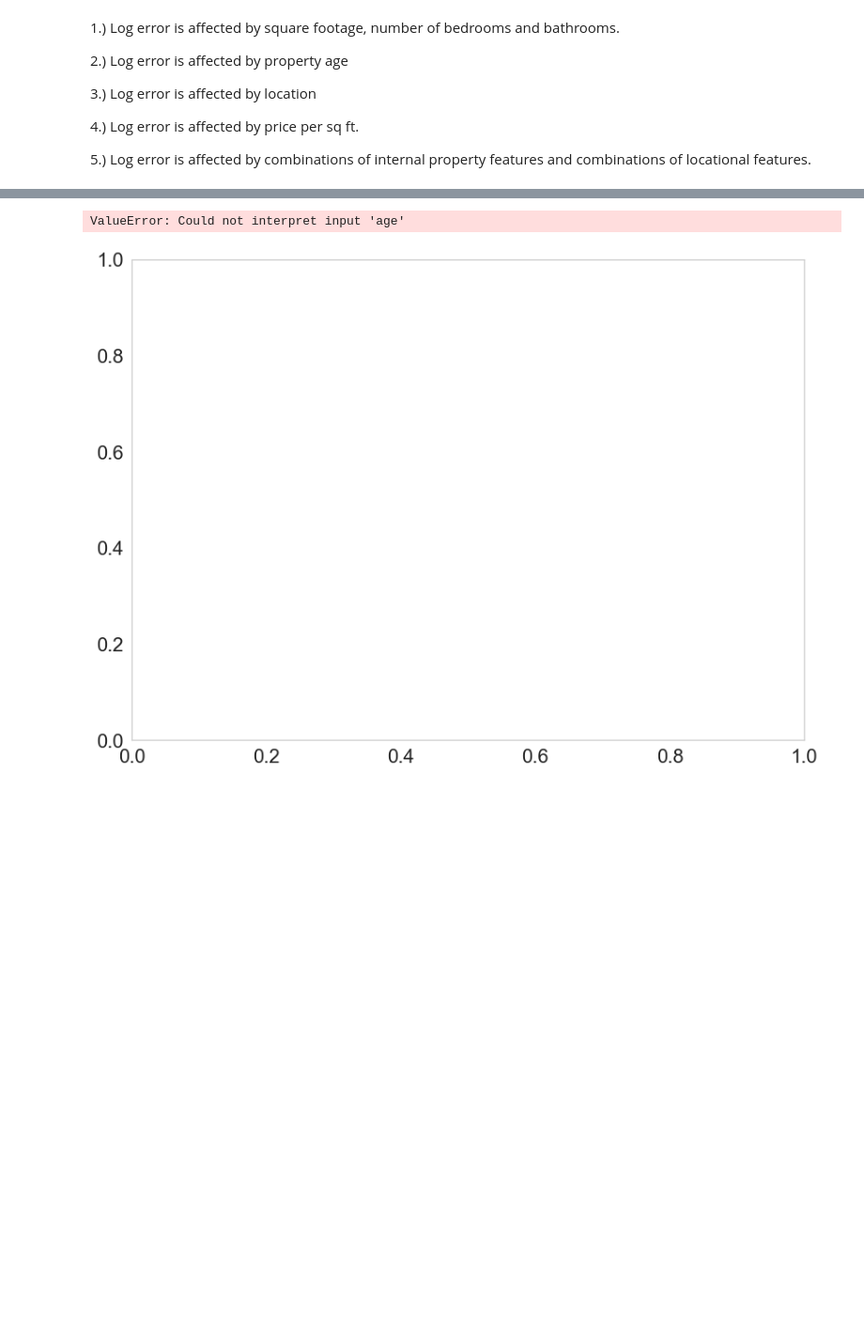
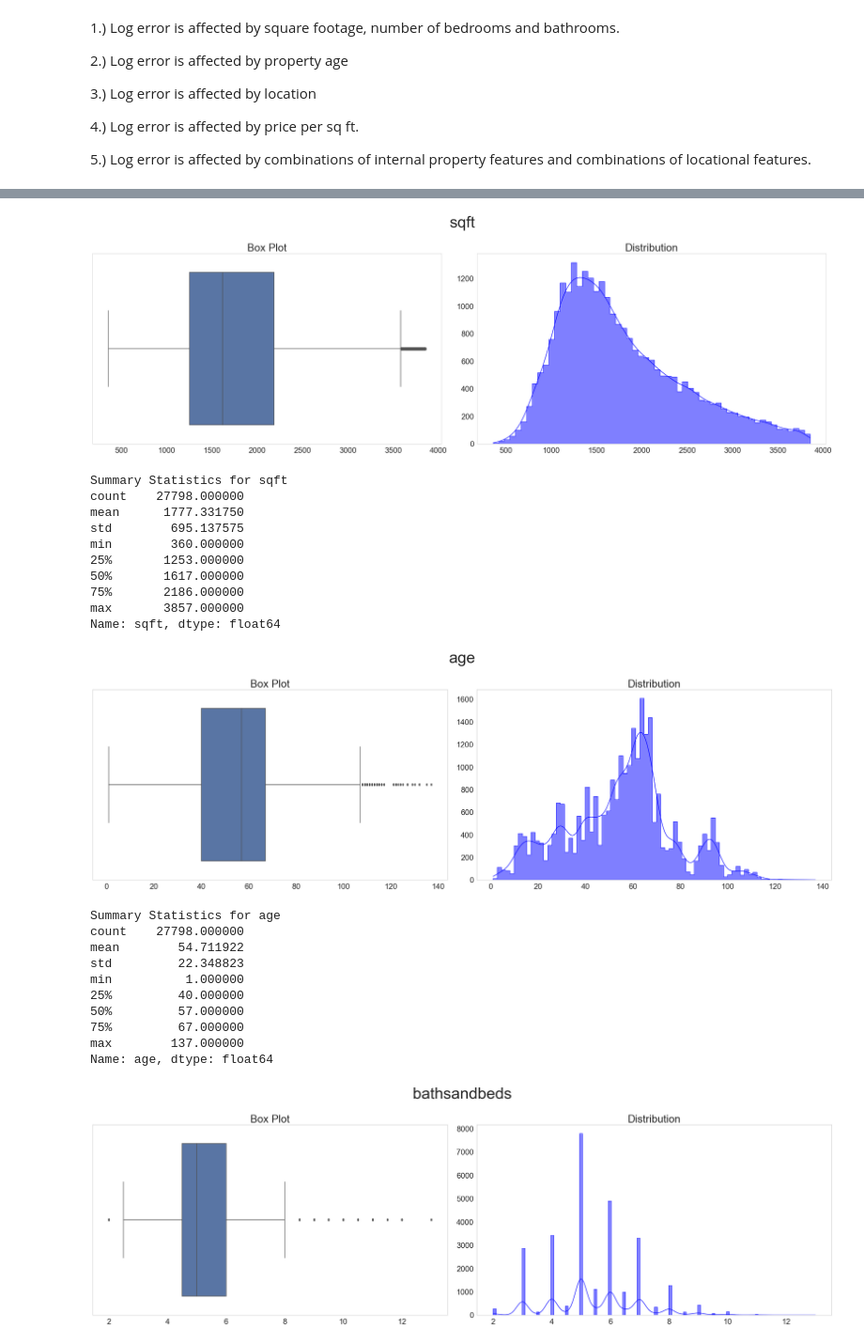
Before and after one commit to Olivert75/clustering-exercises, a Jupyter notebook: explore_zillow.ipynb, the cells around one changed output, grey strips where cells are left out. Shown at 94% size. Drawn from its saved outputs; the diff is of its cells as text; code cells hidden in the pictures; blank space fills up the shorter version.

```diff
--- a/explore_zillow.ipynb
+++ b/explore_zillow.ipynb
@@ -134,11 +201,32 @@ def explore_univariate(df, variable):
     plt.show()
 # functions to create clusters and scatter-plot:
 # %%
-univariate_stuff = ['age','bathsandbeds','structure_dollar_per_sqft','tax_value','tax_amount']
+univariate_fea = ['sqft','age','bathsandbeds','structure_dollar_per_sqft','tax_value','tax_amount']
 
-for i in univariate_stuff:
+for i in univariate_fea:
     explore_univariate(train, i)
     print(f'Summary Statistics for {i}\n{train[i].describe()}')
 # %% [output]
+[figure, new version]
-ValueError: Could not interpret input 'age'
+Summary Statistics for sqft
+count    27798.000000
+mean      1777.331750
+std        695.137575
+min        360.000000
+25%       1253.000000
+50%       1617.000000
+75%       2186.000000
+max       3857.000000
+Name: sqft, dtype: float64
-[figure, old version]
+[figure, added]
+Summary Statistics for age
+count    27798.000000
+mean        54.711922
+std         22.348823
+min          1.000000
+25%         40.000000
+50%         57.000000
+75%         67.000000
+max        137.000000
+Name: age, dtype: float64
+[figure, added]
```
Also changed, not shown: parts of 24 cells of this notebook.
